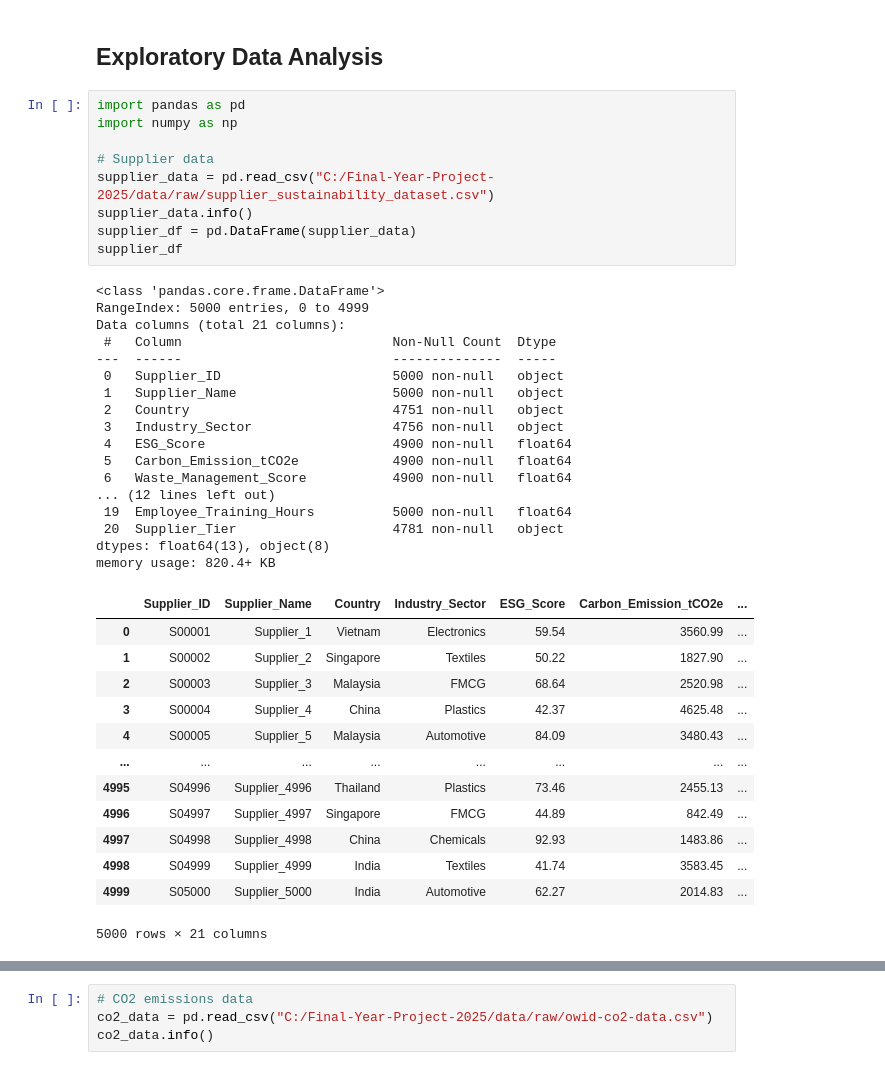
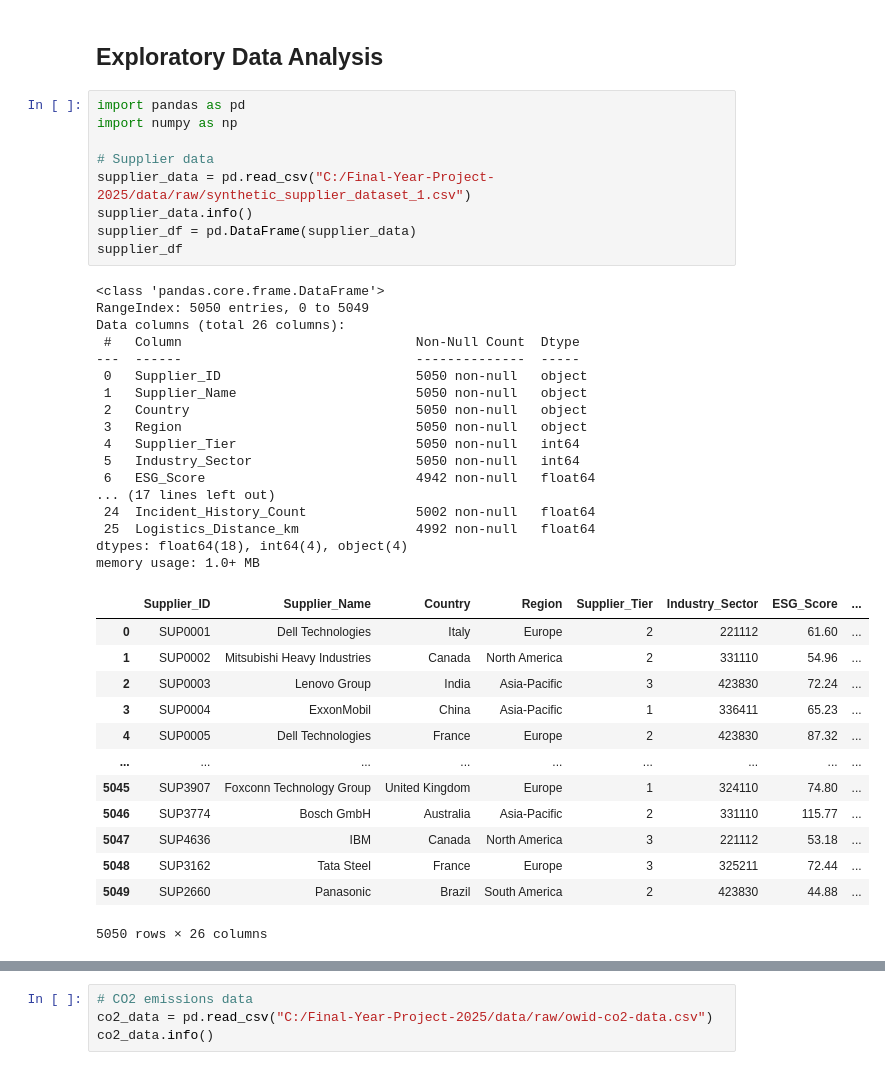
Before and after one commit to ansie27/Final-Year-Project-2025, a Jupyter notebook: notebooks/eda.ipynb, the cells around one changed output, grey strips where cells are left out. Cells and saved outputs as stored; diff of their text form.

Commit message:
data intergration and preprocessing

```diff
--- a/notebooks/eda.ipynb
+++ b/notebooks/eda.ipynb
@@ -3,40 +3,40 @@
 # %%
 import pandas as pd
 import numpy as np
 
 # Supplier data
-supplier_data = pd.read_csv("C:/Final-Year-Project-2025/data/raw/supplier_sustainability_dataset.csv")
+supplier_data = pd.read_csv("C:/Final-Year-Project-2025/data/raw/synthetic_supplier_dataset_1.csv")
 supplier_data.info()
 supplier_df = pd.DataFrame(supplier_data)
 supplier_df
 # %% [output]
 <class 'pandas.core.frame.DataFrame'>
-RangeIndex: 5000 entries, 0 to 4999
-Data columns (total 21 columns):
- #   Column                           Non-Null Count  Dtype
----  ------                           --------------  -----
- 0   Supplier_ID                      5000 non-null   object
- 1   Supplier_Name                    5000 non-null   object
- 2   Country                          4751 non-null   object
- 3   Industry_Sector                  4756 non-null   object
- 4   ESG_Score                        4900 non-null   float64
- 5   Carbon_Emission_tCO2e            4900 non-null   float64
- 6   Waste_Management_Score           4900 non-null   float64
-... (12 lines left out)
- 19  Employee_Training_Hours          5000 non-null   float64
- 20  Supplier_Tier                    4781 non-null   object
-dtypes: float64(13), object(8)
-memory usage: 820.4+ KB
+RangeIndex: 5050 entries, 0 to 5049
+Data columns (total 26 columns):
+ #   Column                              Non-Null Count  Dtype
+---  ------                              --------------  -----
+ 0   Supplier_ID                         5050 non-null   object
+ 1   Supplier_Name                       5050 non-null   object
+ 2   Country                             5050 non-null   object
+ 3   Region                              5050 non-null   object
+ 4   Supplier_Tier                       5050 non-null   int64
+ 5   Industry_Sector                     5050 non-null   int64
+ 6   ESG_Score                           4942 non-null   float64
+... (17 lines left out)
+ 24  Incident_History_Count              5002 non-null   float64
+ 25  Logistics_Distance_km               4992 non-null   float64
+dtypes: float64(18), int64(4), object(4)
+memory usage: 1.0+ MB
-|  | Supplier_ID | Supplier_Name | Country | Industry_Sector | ESG_Score | Carbon_Emission_tCO2e | ... |
-| 0 | S00001 | Supplier_1 | Vietnam | Electronics | 59.54 | 3560.99 | ... |
-| 1 | S00002 | Supplier_2 | Singapore | Textiles | 50.22 | 1827.90 | ... |
-| 2 | S00003 | Supplier_3 | Malaysia | FMCG | 68.64 | 2520.98 | ... |
-| 3 | S00004 | Supplier_4 | China | Plastics | 42.37 | 4625.48 | ... |
-| 4 | S00005 | Supplier_5 | Malaysia | Automotive | 84.09 | 3480.43 | ... |
-| ... | ... | ... | ... | ... | ... | ... | ... |
-| 4995 | S04996 | Supplier_4996 | Thailand | Plastics | 73.46 | 2455.13 | ... |
-| 4996 | S04997 | Supplier_4997 | Singapore | FMCG | 44.89 | 842.49 | ... |
-| 4997 | S04998 | Supplier_4998 | China | Chemicals | 92.93 | 1483.86 | ... |
-| 4998 | S04999 | Supplier_4999 | India | Textiles | 41.74 | 3583.45 | ... |
-| 4999 | S05000 | Supplier_5000 | India | Automotive | 62.27 | 2014.83 | ... |
+|  | Supplier_ID | Supplier_Name | Country | Region | Supplier_Tier | Industry_Sector | ESG_Score | ... |
+| 0 | SUP0001 | Dell Technologies | Italy | Europe | 2 | 221112 | 61.60 | ... |
+| 1 | SUP0002 | Mitsubishi Heavy Industries | Canada | North America | 2 | 331110 | 54.96 | ... |
+| 2 | SUP0003 | Lenovo Group | India | Asia-Pacific | 3 | 423830 | 72.24 | ... |
+| 3 | SUP0004 | ExxonMobil | China | Asia-Pacific | 1 | 336411 | 65.23 | ... |
+| 4 | SUP0005 | Dell Technologies | France | Europe | 2 | 423830 | 87.32 | ... |
+| ... | ... | ... | ... | ... | ... | ... | ... | ... |
+| 5045 | SUP3907 | Foxconn Technology Group | United Kingdom | Europe | 1 | 324110 | 74.80 | ... |
+| 5046 | SUP3774 | Bosch GmbH | Australia | Asia-Pacific | 2 | 331110 | 115.77 | ... |
+| 5047 | SUP4636 | IBM | Canada | North America | 3 | 221112 | 53.18 | ... |
+| 5048 | SUP3162 | Tata Steel | France | Europe | 3 | 325211 | 72.44 | ... |
+| 5049 | SUP2660 | Panasonic | Brazil | South America | 2 | 423830 | 44.88 | ... |
-5000 rows × 21 columns
+5050 rows × 26 columns
```
Also changed, not shown: parts of 1 cell of this notebook, 5 other files.
